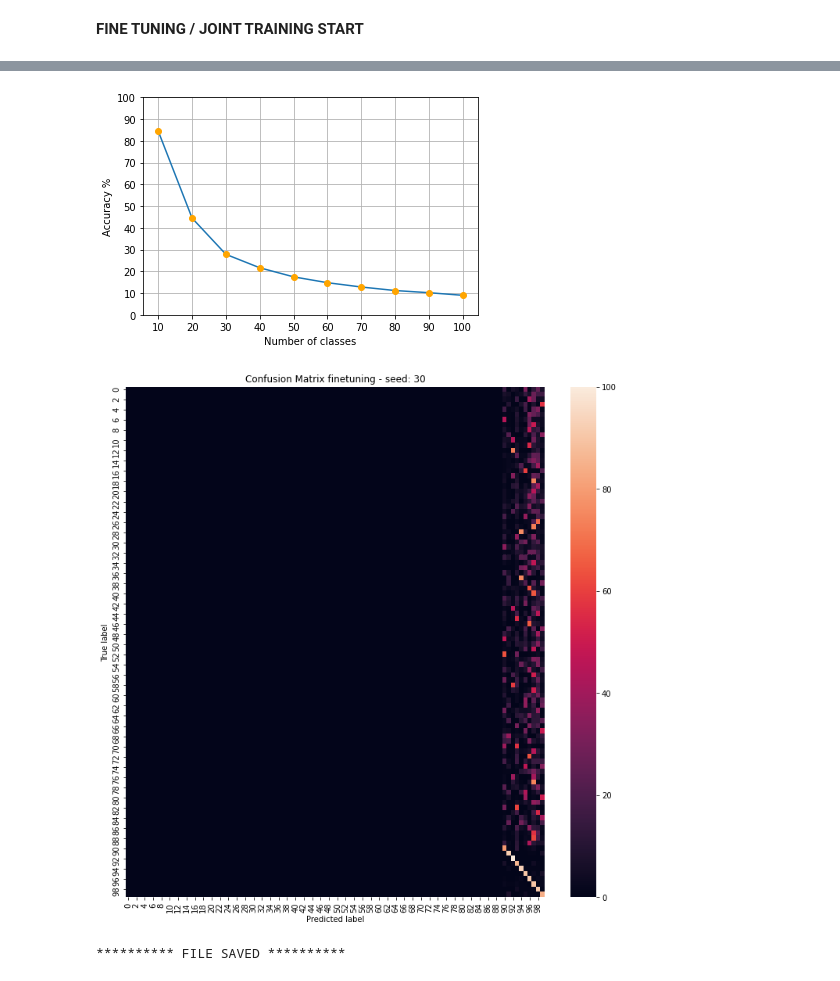
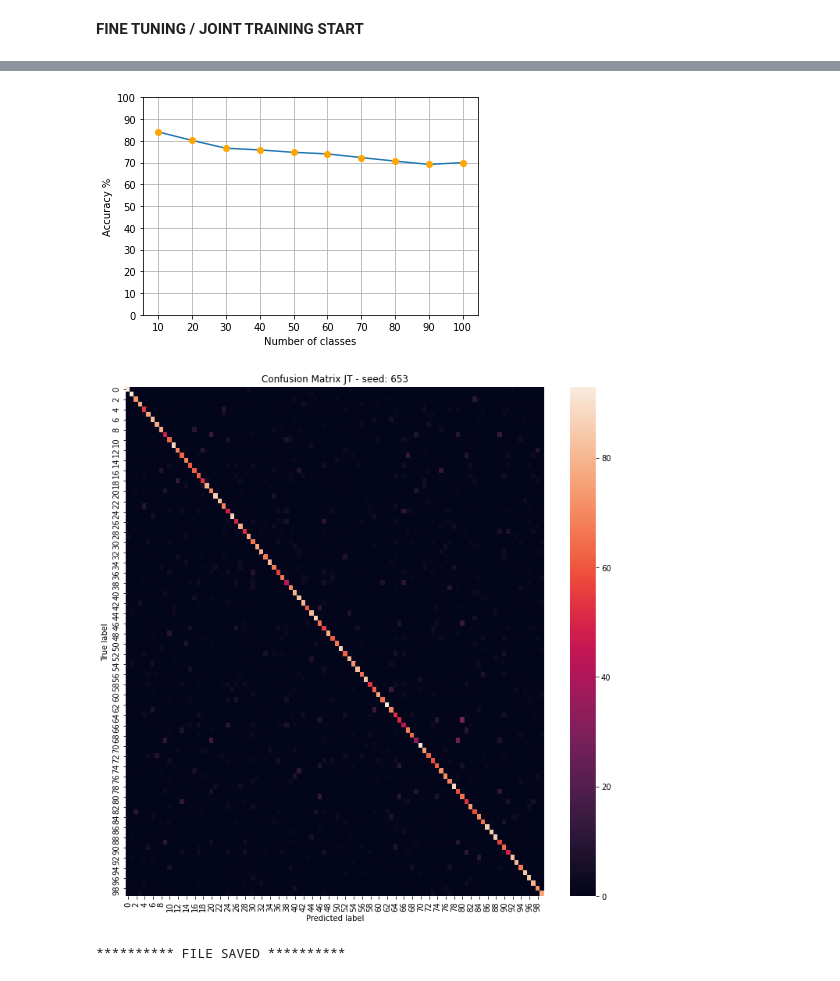
Before and after one commit to lore-lml/incremental_learning, a Jupyter notebook: notebooks/IL_fine_tuning.ipynb, the cells around one changed output, grey strips where cells are left out. Saved outputs shown, nothing was run; the diff lists cells and outputs as text; code cells hidden in the pictures.

```diff
--- a/notebooks/IL_fine_tuning.ipynb
+++ b/notebooks/IL_fine_tuning.ipynb
@@ -61,12 +81,12 @@ GAMMA = arguments["GAMMA"]                  # Multiplicative factor for learning
 
 LOG_FREQUENCY = arguments["LOG_FREQUENCY"]
 MILESTONES = arguments["MILESTONES"]
-SEED = arguments["SEED"]
+SEED = 653 #arguments["SEED"]
 
 LOSS_TYPE = 'bce'
 
-TRAINING_TYPE = 'FT'
-#TRAINING_TYPE = 'JT'
+#TRAINING_TYPE = 'FT'
+TRAINING_TYPE = 'JT'
 OUTPUT_PATH = f"RUN1_{TRAINING_TYPE}_seed{SEED}"
 # %% [markdown]
 **Define Data Preprocessing**
@@ -475,12 +495,12 @@ STARTING FINE TUNING STAGE 5...
 # %%
 import libs.plots as plots
 
-method = "finetuning" if TRAINING_TYPE == 'FT' else 'joint_training'
+method = TRAINING_TYPE
 plots.plot_accuracy_trend(test_accuracies, method, SEED)
 plots.plot_confusion_matrix(y_true, y_preds, method, SEED)
 # %% [output]
-[figure, old version]
+[figure, new version]
-[figure, old version]
+[figure, new version]
 # %%
 def save_accuracies(train_accuracies, val_accuracies, test_accuracies, output=OUTPUT_PATH):
   with open(f"{output}_accuracies.csv", "w", encoding="utf8") as f:
```
Also changed, not shown: parts of 3 cells of this notebook, 13 other files.
